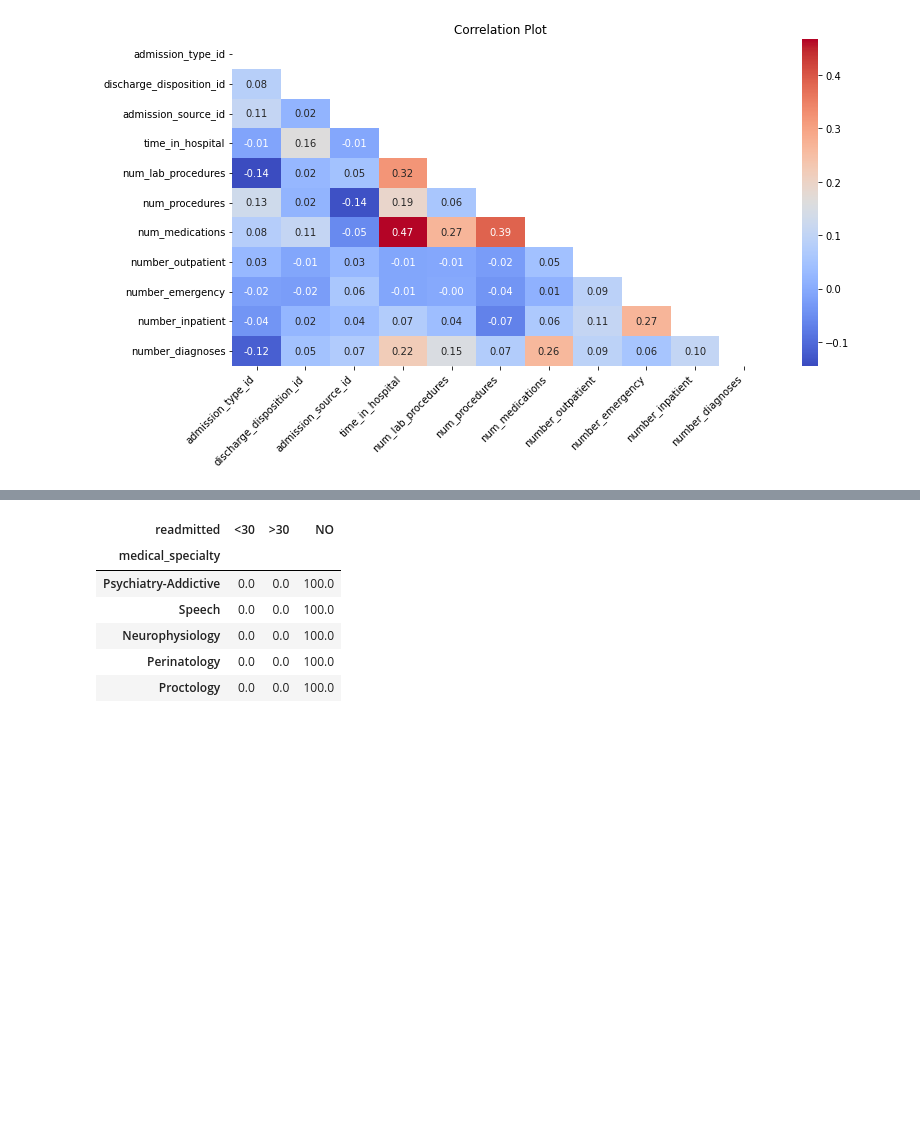
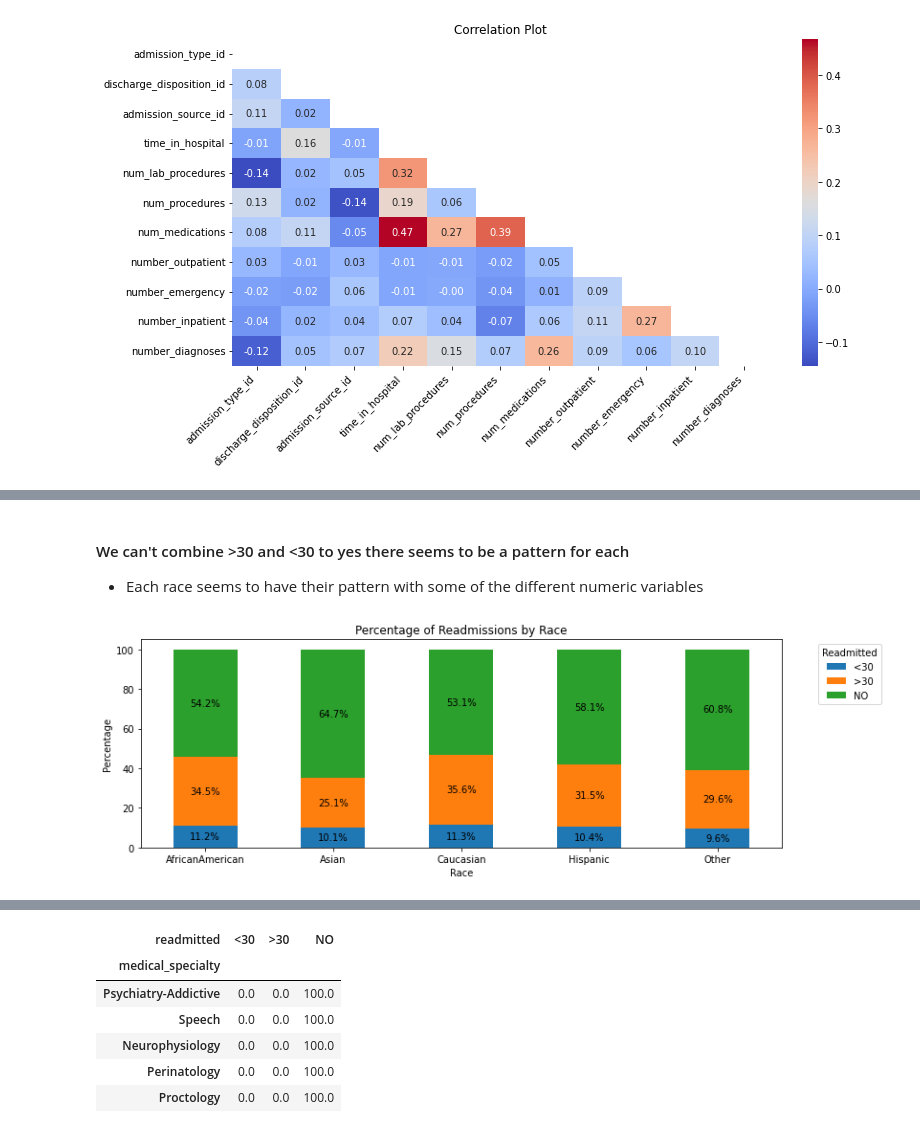
Before and after one commit to lauraah10/QW-Projects, a Jupyter notebook: Project2_QW.ipynb, the cells around one changed output, grey strips where cells are left out. Cells and saved outputs as stored; diff of their text form; code cells hidden in the pictures; blank space fills up the shorter version.

```diff
--- a/Project2_QW.ipynb
+++ b/Project2_QW.ipynb
@@ -100,0 +274,15 @@ plt.show()
+# %%
+import warnings
+warnings.filterwarnings("ignore")
+
+diag_final = dt[['diag_1', 'diag_2', 'diag_3']]
+
+# Convert the string values to numeric values (handling non-numeric strings)
+numeric_dt = diag_final.apply(lambda col: pd.to_numeric(col, errors='coerce'))
+
+# Find the locations of the maximum values in the numeric DataFrame
+max_locations = (numeric_dt == numeric_dt.max(axis=1, skipna=True)[:, np.newaxis]).astype(int)
+
+
+# Display the result
+print(max_locations.head())
@@ -100,0 +296,10 @@ plt.show()
+# %%
+# imputing diagnosis values on both inputed_df and original df
+dt['diag_1']=max_locations['diag_1']
+inputed_df['diag_1']=max_locations['diag_1']
+
+dt['diag_2']=max_locations['diag_2']
+inputed_df['diag_2']=max_locations['diag_2']
+
+dt['diag_3']=max_locations['diag_3']
+inputed_df['diag_3']=max_locations['diag_3']
@@ -100,0 +335,25 @@ plt.show()
+# %% [markdown]
+####  We can't combine >30 and <30 to yes there seems to be a pattern for each
++ Each race seems to have their pattern with some of the different numeric variables
+# %%
+counts = dt.groupby(['race', 'readmitted']).size().unstack(fill_value=0)
+
+# Calculate the percentages
+percentages = counts.div(counts.sum(axis=1), axis=0) * 100
+ax = percentages.plot(kind='bar', figsize=(12, 4), stacked=True)
+
+for container in ax.containers:
+    ax.bar_label(container, fmt='%.1f%%', label_type='center')
+
+
+plt.xlabel('Race')
+plt.ylabel('Percentage')
+plt.title('Percentage of Readmissions by Race')
+
+plt.legend(title='Readmitted', bbox_to_anchor=(1.05, 1), loc='upper left')
+plt.xticks(rotation=0)
+
+# Show the plot
+plt.show()
+# %% [output]
+[figure, added]
```
Also changed, not shown: parts of 80 cells of this notebook.
